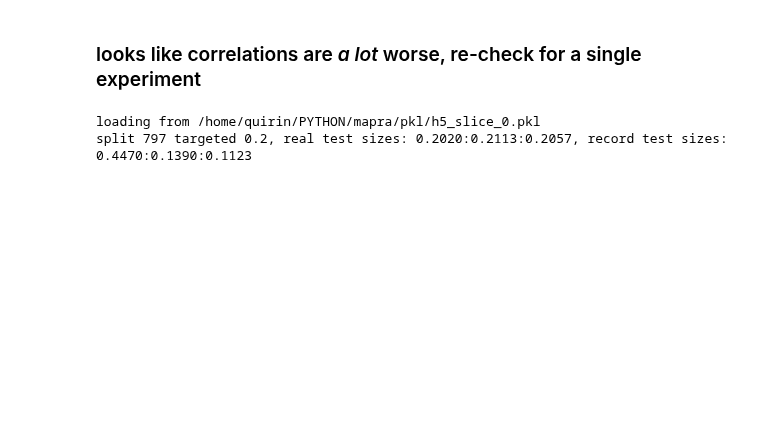
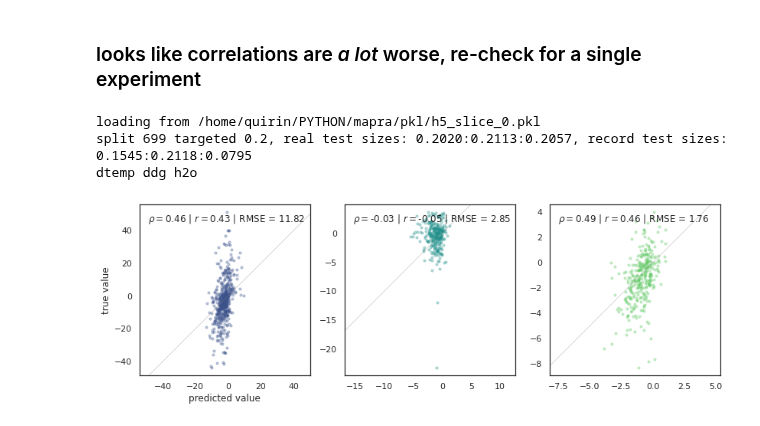
Before and after one commit to lkndl/mapra, a Jupyter notebook: fopra/1_uniprot_splits.ipynb, the cells around one changed output. Saved outputs shown, nothing was run; the diff lists cells and outputs as text; code cells hidden in the pictures; blank space fills up the shorter version.

Commit message:
ELASPIC2 ΔΔG training data

```diff
--- a/fopra/1_uniprot_splits.ipynb
+++ b/fopra/1_uniprot_splits.ipynb
@@ -143,14 +146,18 @@ prep.save(g, f'uniprot_split.png')
 # %%
 test_size = .2
 seed = rng.integers(low=0, high=1000, size=1)[0]
-seed = 797
+seed = 699
 desc = 'test size: %.1f'
-splits = data.uniprot_train_test_split(test_size=test_size, random_state=seed)
 
-store = dict()
+df = data.dataframe_repeats_avg(reduced=True)
+# df = data.dataframe_abbrev(reduced=True)
+
+splits = data.uniprot_train_test_split(df=df, test_size=test_size, random_state=seed)
+
 ars = list()
 for i, (delta, split) in enumerate(splits.items()):
-    regr = linear_model.LassoLarsCV(n_jobs=-1, max_iter=2000, cv=20)
+    print(f'{delta} ', end='')
+    regr = linear_model.LassoLarsCV(n_jobs=-1, max_iter=1000, cv=5)
     regr.fit(split.X, split.y.flatten())
 
     # make a prediction
@@ -158,33 +165,35 @@ for i, (delta, split) in enumerate(splits.items()):
     # save the prediction
     ars.append(np.hstack((np.full(y_pred.shape, i), y_pred, split.y_true)))
 
 fig, axes = plt.subplots(1, 3, figsize=(13.6, 6))
 
 for i, (ax, ar) in enumerate(zip(axes, ars)):
     sns.regplot(ax=ax,
                 x=ar[:, 1], y=ar[:, 2],
                 color=cmap[i],
                 # marker='+',
                 scatter_kws={'s': 10, 'alpha': .3},
                 fit_reg=False, logistic=True)
 
     ax.set(aspect=1, box_aspect=1)
     # ax.set(title=data.tex_lookup[delta] + [' [°C]', ' [kcal/mol]', ' [kcal/mol]'][i])
     ax.axline((0, 0), slope=1, lw=.5, color='.5', alpha=.6)
 
     # correlations
     sp, pval = scipy.stats.spearmanr(ar[:, 1:], axis=0)
     pcorr = np.corrcoef(ar[:, 1:], rowvar=False)[0, 1]
     rmse = mean_squared_error(ar[:, 2], ar[:, 1], squared=False)
     r2 = r2_score(ar[:, 2], ar[:, 1])
 
     ax.text(.05, .9, r"$\rho = $" + f'{sp:.2f} | ' + r"$r = $" + f'{pcorr:.2f} | RMSE = {rmse:.2f}',
             transform=ax.transAxes)
-    axes[0].set_title(desc % test_size, loc='left', fontsize='xx-large', pad=12)
+    # axes[0].set_title(desc % test_size, loc='left', fontsize='xx-large', pad=12)
 
 # fig.subplots_adjust(bottom=0.002)
 axes[0].set(ylabel='true value', xlabel='predicted value')
-prep.save(fig, f'uniprot_ts_{test_size}_seed_{seed}.png')
+prep.save(fig, f'uniprot_repeats_ts_{test_size}_seed_{seed}.png')
 # %% [output]
 loading from /home/quirin/PYTHON/mapra/pkl/h5_slice_0.pkl
-split 797 targeted 0.2, real test sizes: 0.2020:0.2113:0.2057, record test sizes: 0.4470:0.1390:0.1123
+split 699 targeted 0.2, real test sizes: 0.2020:0.2113:0.2057, record test sizes: 0.1545:0.2118:0.0795
+dtemp ddg h2o
+[figure, added]
```
Also changed, not shown: parts of 2 cells of this notebook, 5 other files.
